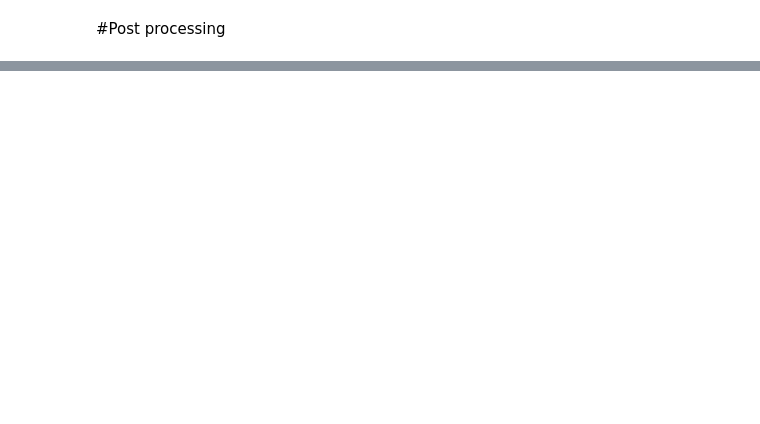
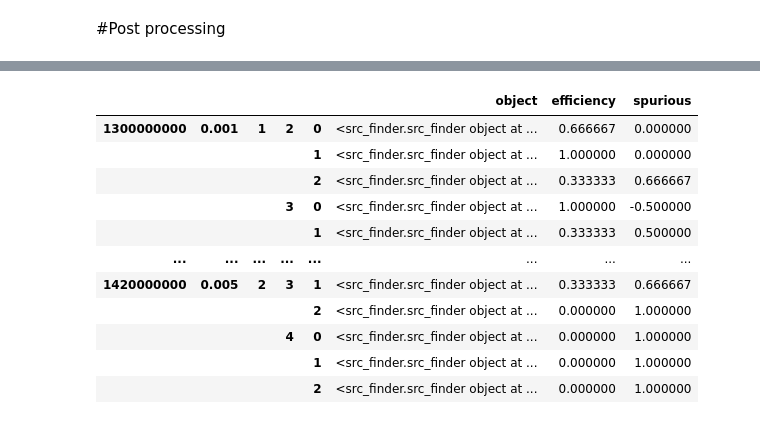
Before and after one commit to ali7amie/Tianlai, a Jupyter notebook: source_finder.ipynb, the cells around one changed output, grey strips where cells are left out. Cells and saved outputs as stored; diff of their text form; code cells hidden in the pictures; blank space fills up the shorter version.

```diff
--- a/source_finder.ipynb
+++ b/source_finder.ipynb
@@ -1192,0 +1213,80 @@ array([[[[[<src_finder.src_finder object at 0x...>],
+# %%
+
+
+
+
+
+#reshaping
+#maj_dim = 1
+#for dim in b.maps_array.shape[:-1]:
+#    maj_dim = maj_dim*dim
+#new_dims = (maj_dim, b.maps_array.shape[-1])
+#maps_data = b.maps_array.reshape(new_dims)
+
+
+#reshaping
+maj_dim = 1
+for dim in b.maps_array.shape:
+    maj_dim = maj_dim*dim
+new_dims=maj_dim
+maps_data = b.maps_array.reshape(new_dims)
+
+#create the multi-index dataframe
+
+ #create an artifical index for computing reasons
+#art_idx=[]
+#counter=0
+#for i in range(0,new_dims):
+#  suffix=int(i/b.iteration_number)
+#  for j in range(0,len(b.flux_list)):
+#      art_idx.append('G'+str(suffix)+'-'+str(b.flux_list[j]))
+#art_idx=np.unique(np.array(art_idx))
+
+art_idx=np.zeros(new_dims)
+for i in range(0,new_dims):
+  art_idx[i]=int(i/b.iteration_number)
+
+ #create the indexes
+indexes = pd.MultiIndex.from_product([b.freq_list, b.noise_list, b.n_list, b.flux_list, np.arange(0,b.iteration_number)])
+
+ #setting the data frame
+maps_dataframe = pd.DataFrame(maps_data, index = indexes, columns=['object'])
+
+
+
+#Extract efficiency and spurious detection columns from the object column
+def extract_object_parameter(object_column):
+
+    object_column=np.array(object_column)
+
+    efficiency_column=np.zeros(len(object_column))
+    spurious_detection_column=np.zeros(len(object_column))
+
+    for i in range(0,len(object_column)):
+      efficiency_column[i]=object_column[i].efficiency
+      spurious_detection_column[i]=object_column[i].spurious_detection
+
+    return (efficiency_column, spurious_detection_column)
+
+parameter_columns=extract_object_parameter(maps_dataframe['object'])
+
+
+maps_dataframe = maps_dataframe.assign(efficiency = parameter_columns[0])
+maps_dataframe = maps_dataframe.assign(spurious = parameter_columns[1])
+#maps_dataframe.index.set_names(names=['freq','noise','n','flux','iteration'],level=[0,1,2,3,4])
+display(maps_dataframe)
+maps_dataframe_2 = maps_dataframe.set_index(art_idx)
+display(maps_dataframe_2)
+# %% [output]
+|  |  |  |  |  | object | efficiency | spurious |
+| 1300000000 | 0.001 | 1 | 2 | 0 | <src_finder.src_finder object at ... | 0.666667 | 0.000000 |
+|  |  |  |  | 1 | <src_finder.src_finder object at ... | 1.000000 | 0.000000 |
+|  |  |  |  | 2 | <src_finder.src_finder object at ... | 0.333333 | 0.666667 |
+|  |  |  | 3 | 0 | <src_finder.src_finder object at ... | 1.000000 | -0.500000 |
+|  |  |  |  | 1 | <src_finder.src_finder object at ... | 0.333333 | 0.500000 |
+| ... | ... | ... | ... | ... | ... | ... | ... |
+| 1420000000 | 0.005 | 2 | 3 | 1 | <src_finder.src_finder object at ... | 0.333333 | 0.666667 |
+|  |  |  |  | 2 | <src_finder.src_finder object at ... | 0.000000 | 1.000000 |
+|  |  |  | 4 | 0 | <src_finder.src_finder object at ... | 0.000000 | 1.000000 |
+|  |  |  |  | 1 | <src_finder.src_finder object at ... | 0.000000 | 1.000000 |
+|  |  |  |  | 2 | <src_finder.src_finder object at ... | 0.000000 | 1.000000 |
```
Also changed, not shown: parts of 19 cells of this notebook.
